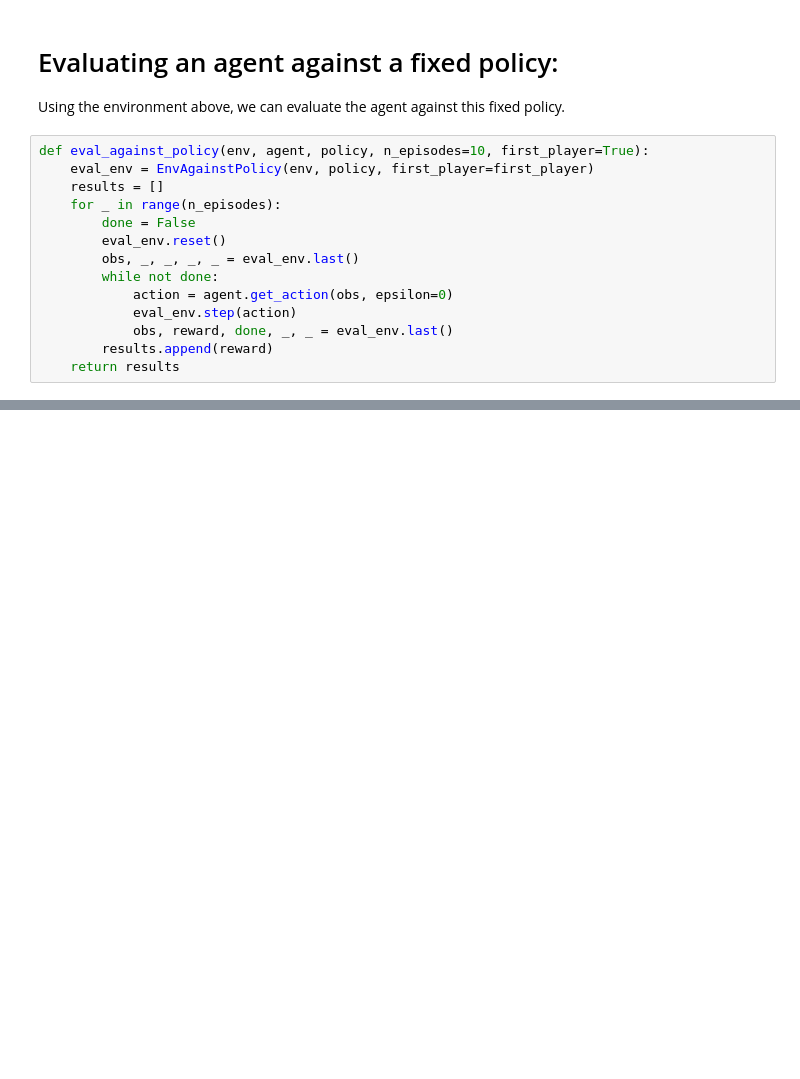
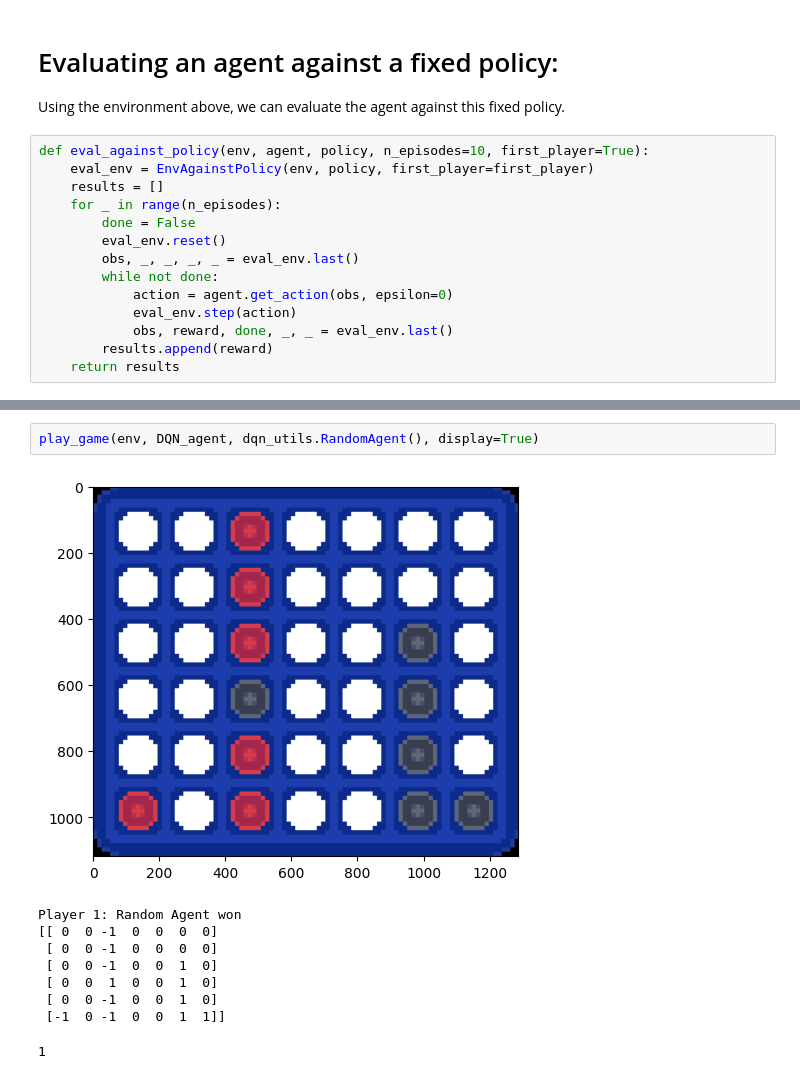
Before and after one commit to sachamuller/connect4, a Jupyter notebook: train_deep_q_learning.ipynb, the cells around one changed output, grey strips where cells are left out. Cells and saved outputs as stored; diff of their text form; blank space fills up the shorter version.

```diff
--- a/train_deep_q_learning.ipynb
+++ b/train_deep_q_learning.ipynb
@@ -225,0 +247,12 @@ Mean reward is: 0.8
+# %%
+play_game(env, DQN_agent, dqn_utils.RandomAgent(), display=True)
+# %% [output]
+[figure, added]
+Player 1: Random Agent won
+[[ 0  0 -1  0  0  0  0]
+ [ 0  0 -1  0  0  0  0]
+ [ 0  0 -1  0  0  1  0]
+ [ 0  0  1  0  0  1  0]
+ [ 0  0 -1  0  0  1  0]
+ [-1  0 -1  0  0  1  1]]
+1
```
Also changed, not shown: parts of 16 cells of this notebook, 1 other file.
